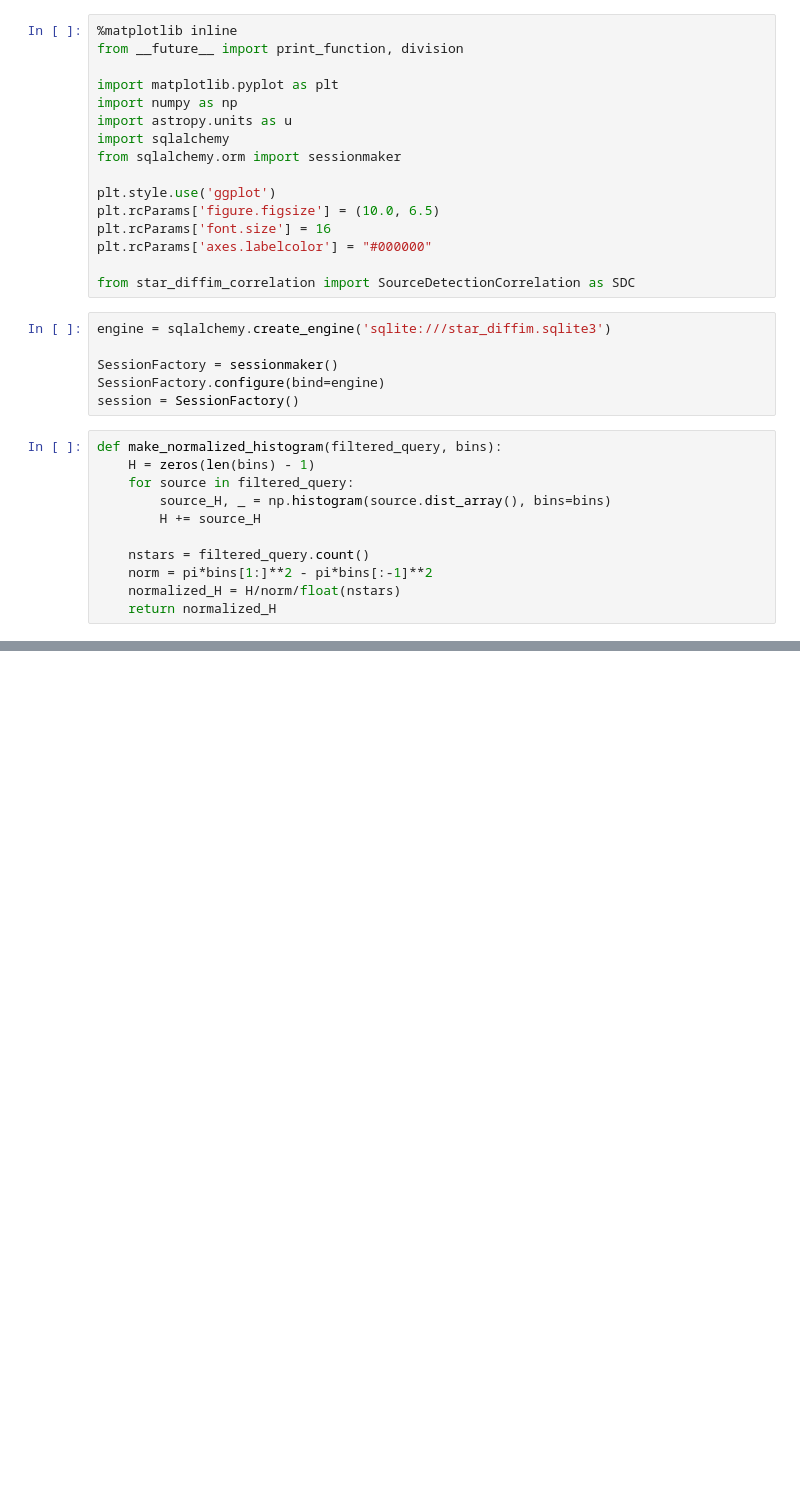
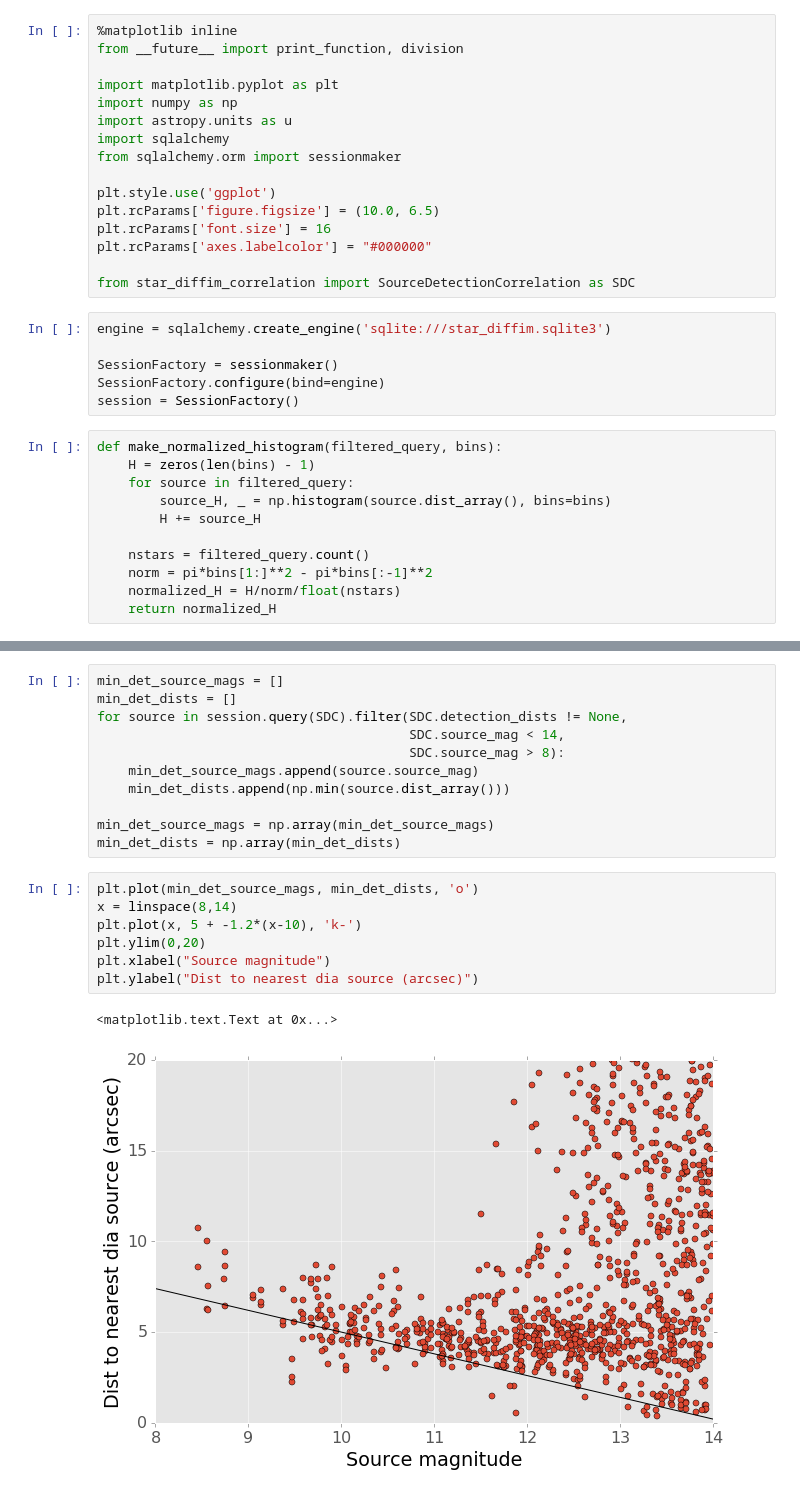
Before and after one commit to ctslater/lsst_ideas, a Jupyter notebook: star_diffim_correlation.ipynb, the cells around one changed output, grey strips where cells are left out. Drawn from its saved outputs; the diff is of its cells as text; blank space fills up the shorter version.

```diff
--- a/star_diffim_correlation.ipynb
+++ b/star_diffim_correlation.ipynb
@@ -62,0 +117,21 @@ mean_density * 3600**2
+# %%
+min_det_source_mags = []
+min_det_dists = []
+for source in session.query(SDC).filter(SDC.detection_dists != None,
+                                        SDC.source_mag < 14,
+                                        SDC.source_mag > 8):
+    min_det_source_mags.append(source.source_mag)
+    min_det_dists.append(np.min(source.dist_array()))
+
+min_det_source_mags = np.array(min_det_source_mags)
+min_det_dists = np.array(min_det_dists)
+# %%
+plt.plot(min_det_source_mags, min_det_dists, 'o')
+x = linspace(8,14)
+plt.plot(x, 5 + -1.2*(x-10), 'k-')
+plt.ylim(0,20)
+plt.xlabel("Source magnitude")
+plt.ylabel("Dist to nearest dia source (arcsec)")
+# %% [output]
+<matplotlib.text.Text at 0x...>
+[figure, added]
```
Also changed, not shown: parts of 15 cells of this notebook.
